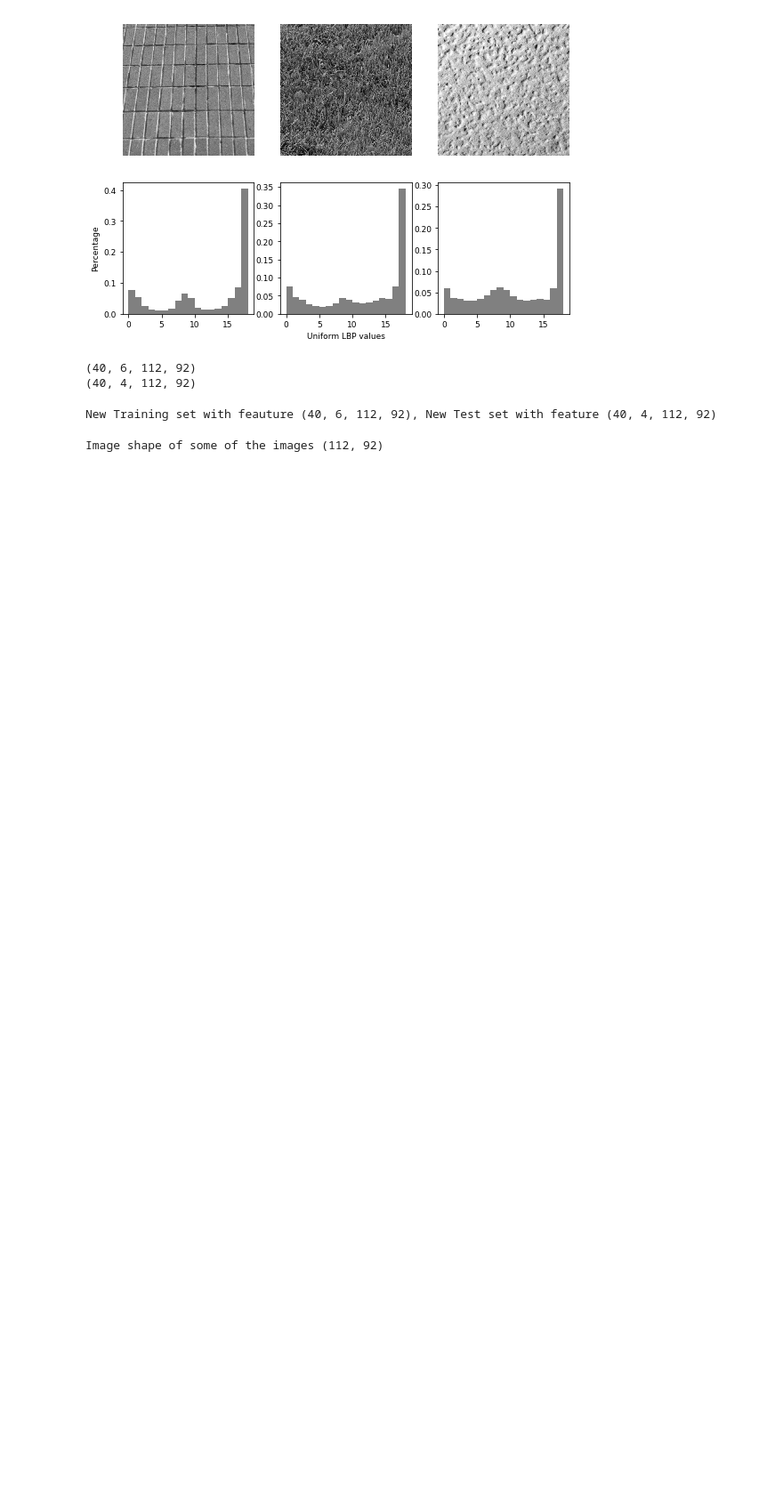
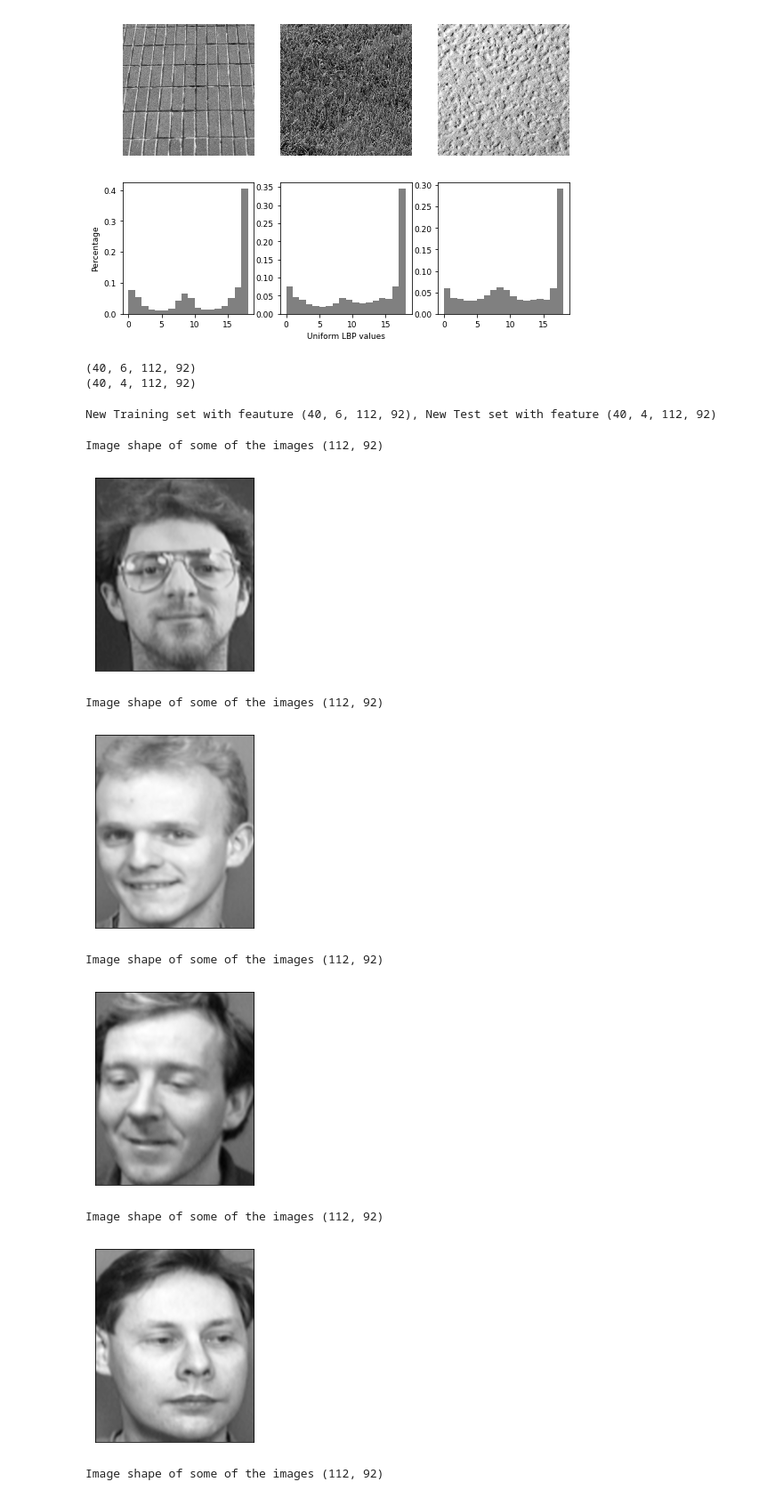
Before and after one commit to sananand007/Xrelab, a Jupyter notebook: hw4/Homework4.ipynb, the cells around one changed output. Shown at 89% size. Saved outputs shown, nothing was run; the diff lists cells and outputs as text; code cells hidden in the pictures; blank space fills up the shorter version.

Commit message:
Completed LBP Training

```diff
--- a/hw4/Homework4.ipynb
+++ b/hw4/Homework4.ipynb
@@ -435,13 +425,30 @@ print("New Training set with feauture {}, New Test set with feature {}".format(X
 New Training set with feauture (40, 6, 112, 92), New Test set with feature (40, 4, 112, 92)
 # %%
 ## Verify once the images are extracted
+from matplotlib import pyplot as plt
 def img_show(image_mat):
     print("Image shape of some of the images", image_mat.shape)
     img=Image.fromarray(image_mat)
     name="test_image_x"+".png"
     img.save(name)
-    cv2.imshow('image', image_mat)
+    imgpath=os.getcwd()+"\\"+name
+    im=cv2.imread(imgpath, 0)
+    plt.imshow(im, cmap = 'gray', interpolation = 'bicubic')
+    plt.xticks([]), plt.yticks([])  # to hide tick values on X and Y axis
+    plt.show()
+    return img
 
-img_show(X_train[0][0])
+#plot some random images
+subs=[np.random.randint(1,10) for id in range(10)]
+for s in subs:
+    img_show(X_train[s][5])
 # %% [output]
 Image shape of some of the images (112, 92)
+[figure, added]
+Image shape of some of the images (112, 92)
+[figure, added]
+Image shape of some of the images (112, 92)
+[figure, added]
+Image shape of some of the images (112, 92)
+[figure, added]
+Image shape of some of the images (112, 92)
```
Also changed, not shown: parts of 14 cells of this notebook.
